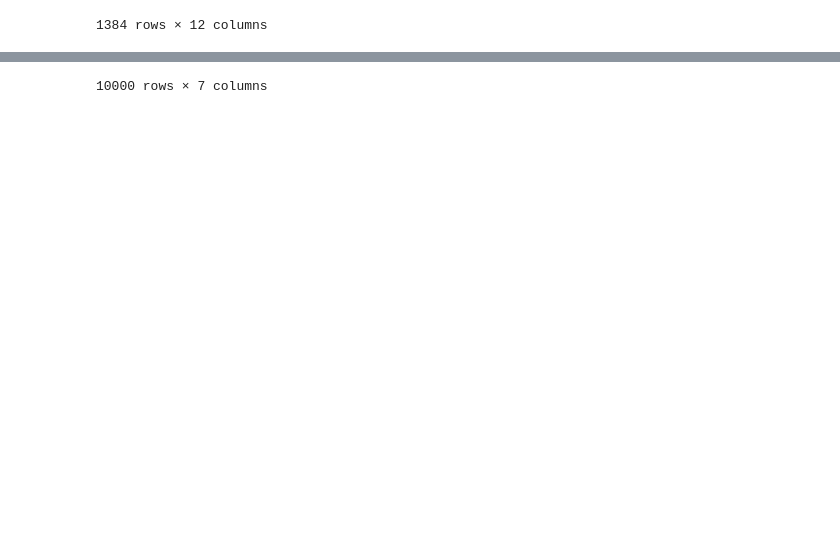
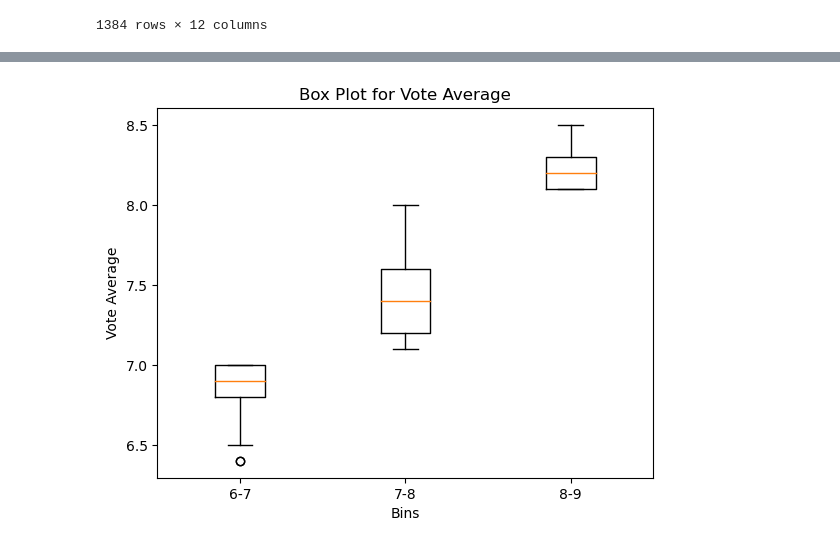
Before and after one commit to rackhamsauer/Project-1, a Jupyter notebook: Clean Dataset-SSR_Approval rating.ipynb, the cells around one changed output, grey strips where cells are left out. Cells and saved outputs as stored; diff of their text form; code cells hidden in the pictures; blank space fills up the shorter version.

```diff
--- a/Clean Dataset-SSR_Approval rating.ipynb
+++ b/Clean Dataset-SSR_Approval rating.ipynb
@@ -120,5 +129,15 @@ two_df
 # %%
-# Rename columns for merging
-two_df = two_df.rename(columns={"title": "Movie Name"})
-two_df
+box_plot_df = critical_acclaim_df["Movie Rating"], critical_acclaim_df["Vote Average"]
+
+bins = [6,7,8,9]
+bin_labels = ["6-7", "7-8", "8-9"]
+
+critical_acclaim_df.loc[:,"Vote Average Bin"] = pd.cut(critical_acclaim_df["Vote Average"], bins=bins, labels=bin_labels)
+
+plt.boxplot(critical_acclaim_df.groupby("Vote Average Bin")["Vote Average"].apply(list), labels=bin_labels)
+plt.title("Box Plot for Vote Average")
+plt.xlabel("Bins")
+plt.ylabel("Vote Average")
+
+plt.show()
 # %% [output]
@@ -137,2 +144,2 @@ two_df
-10000 rows × 7 columns
+[figure, added]
 # %%
```
Also changed, not shown: parts of 17 cells of this notebook, 3 other files.
